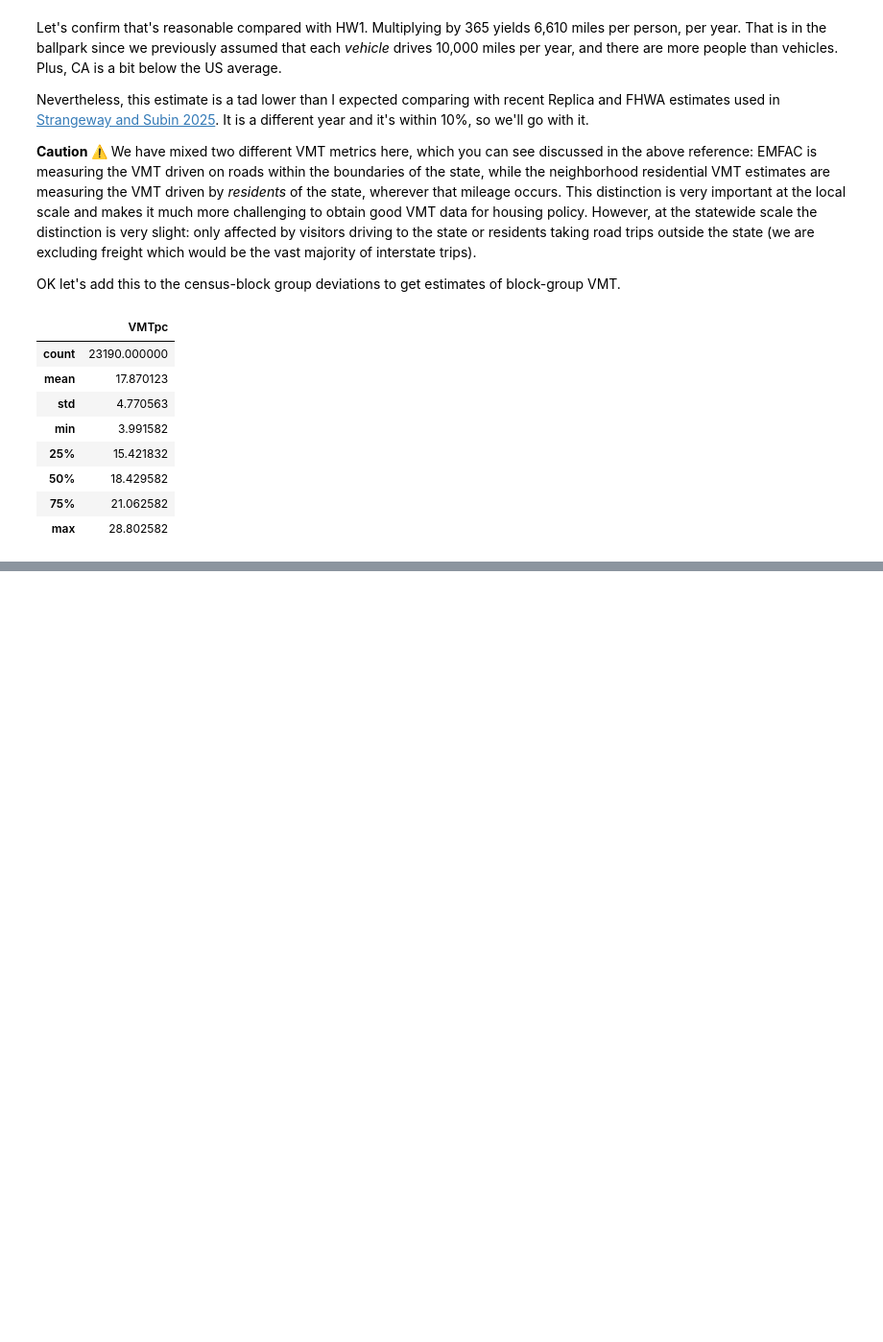
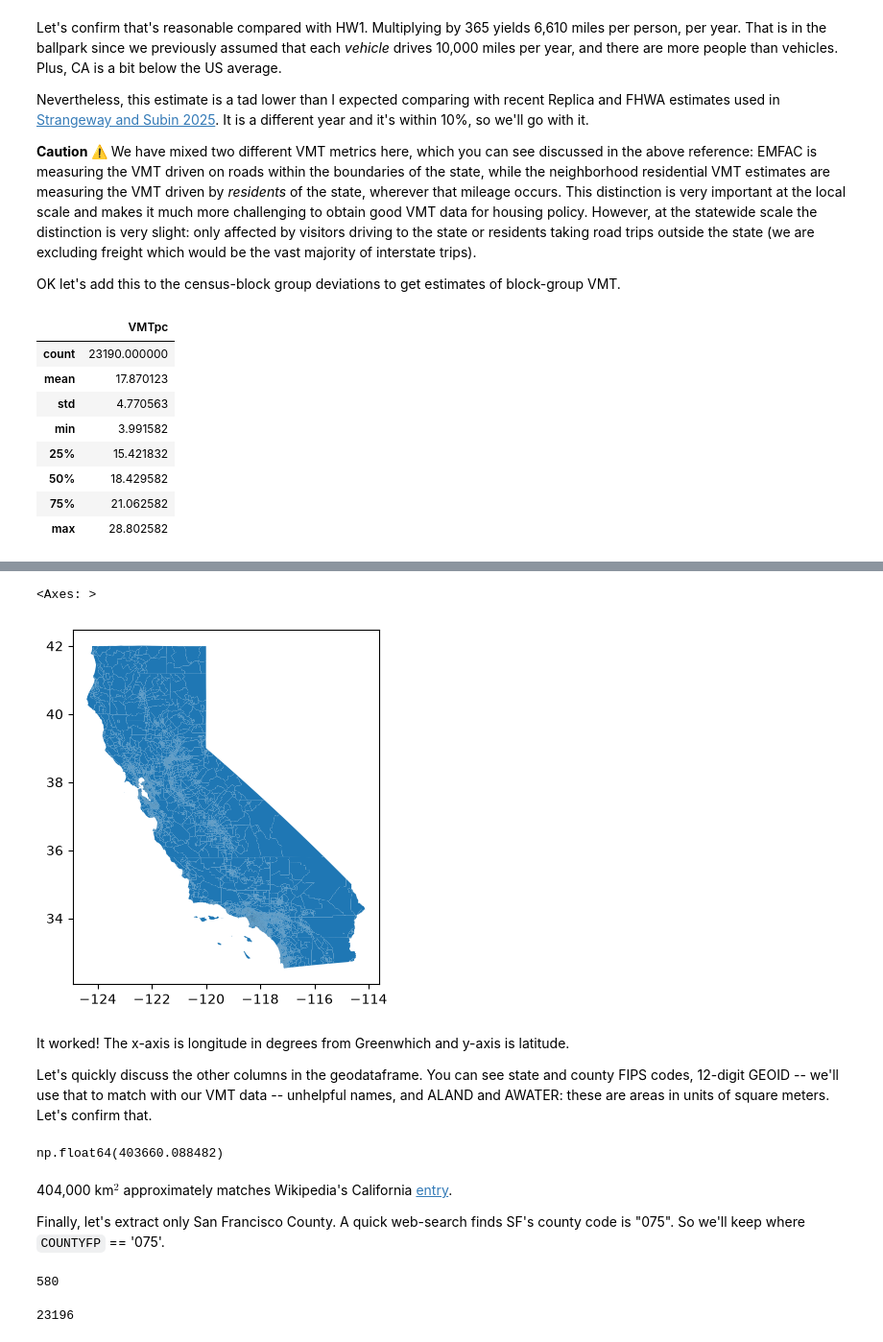
Before and after one commit to usf-esm/usf-engy680-urban-energy-fall2026, a Jupyter notebook: hw2_OptionA_VMT/hw2_template.ipynb, the cells around one changed output, grey strips where cells are left out. Shown at 96% size. Saved outputs shown, nothing was run; the diff lists cells and outputs as text; code cells hidden in the pictures; blank space fills up the shorter version.

```diff
--- a/hw2_OptionA_VMT/hw2_template.ipynb
+++ b/hw2_OptionA_VMT/hw2_template.ipynb
@@ -162,0 +181,4 @@ For students who analyze outer suburban and rural places, note that resulting es
+# %%
+ca_cbg_shapefile_path = inputdir / 'cb_2019_06_bg_500k' / 'cb_2019_06_bg_500k.shp'
+gdf = gpd.read_file(ca_cbg_shapefile_path) # Basic geopandas read; it will figure out it is a shapefile format.
+gdf.head() # dataframe functions are inherited by geodataframes, in addition to geodataframe specific functions.
@@ -162,0 +198,29 @@ For students who analyze outer suburban and rural places, note that resulting es
+# %%
+gdf.plot()
+# %% [output]
+<Axes: >
+[figure, added]
+# %% [markdown]
+It worked! The x-axis is longitude in degrees from Greenwhich and y-axis is latitude.
+
+Let's quickly discuss the other columns in the geodataframe. You can see state and county FIPS codes, 12-digit GEOID -- we'll use that to match with our VMT data -- unhelpful names, and ALAND and AWATER: these are areas in units of square meters. Let's confirm that.
+# %%
+gdf['ALAND'].sum() / 1e6 # convert from square meters to square kilometers
+# %% [output]
+np.float64(403660.088482)
+# %% [markdown]
+404,000 km$^2$ approximately matches Wikipedia's California [entry](https://en.wikipedia.org/wiki/California).
+
+Finally, let's extract only San Francisco County. A quick web-search finds SF's county code is "075". So we'll keep where `COUNTYFP` == '075'.
+# %%
+sf_shape = gdf[gdf['COUNTYFP'] == '075']
+# This is a basic dataframe filter. Inside the brackets we are creating a logical series and then selecting the
+# rows where the logical is True.
+# Compare lengths:
+len(sf_shape)
+# %% [output]
+580
+# %%
+len(gdf)
+# %% [output]
+23196
```
Also changed, not shown: parts of 25 cells of this notebook.
